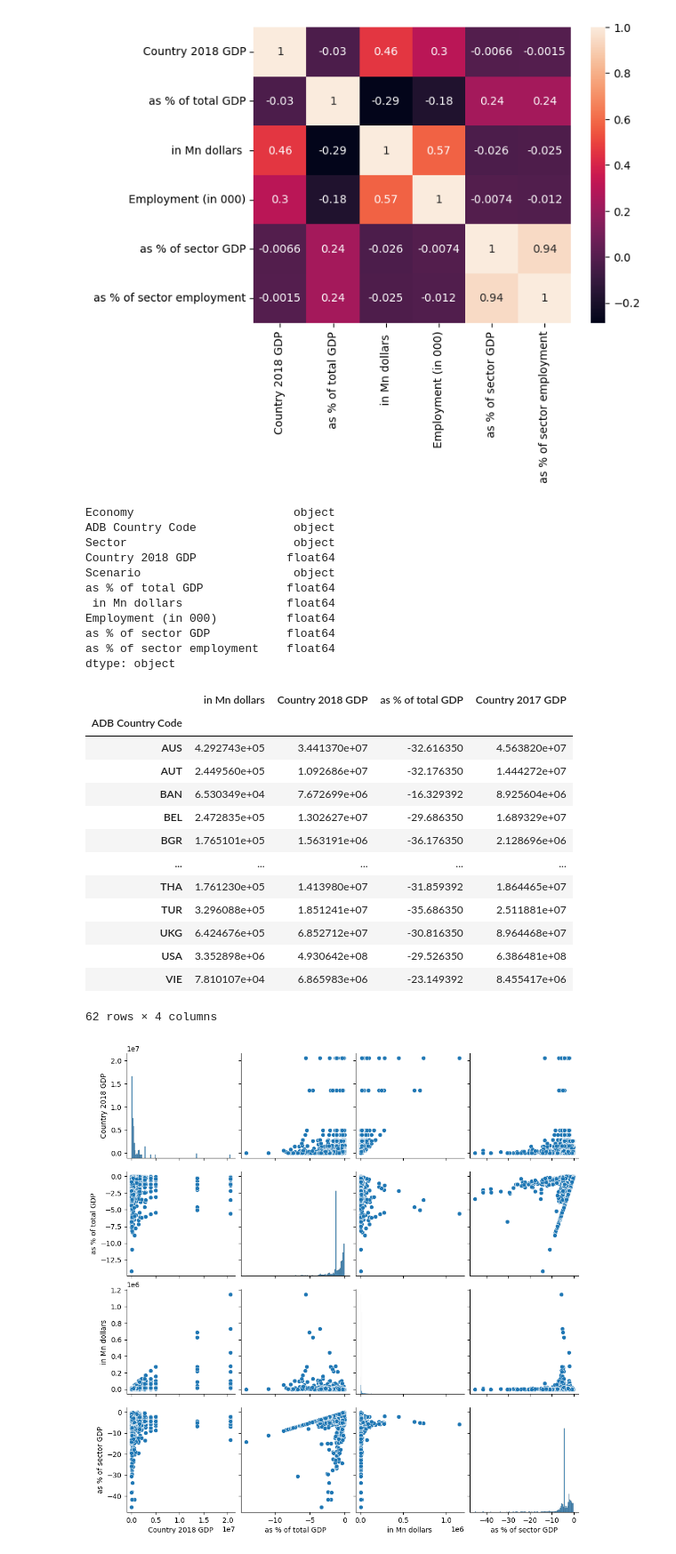
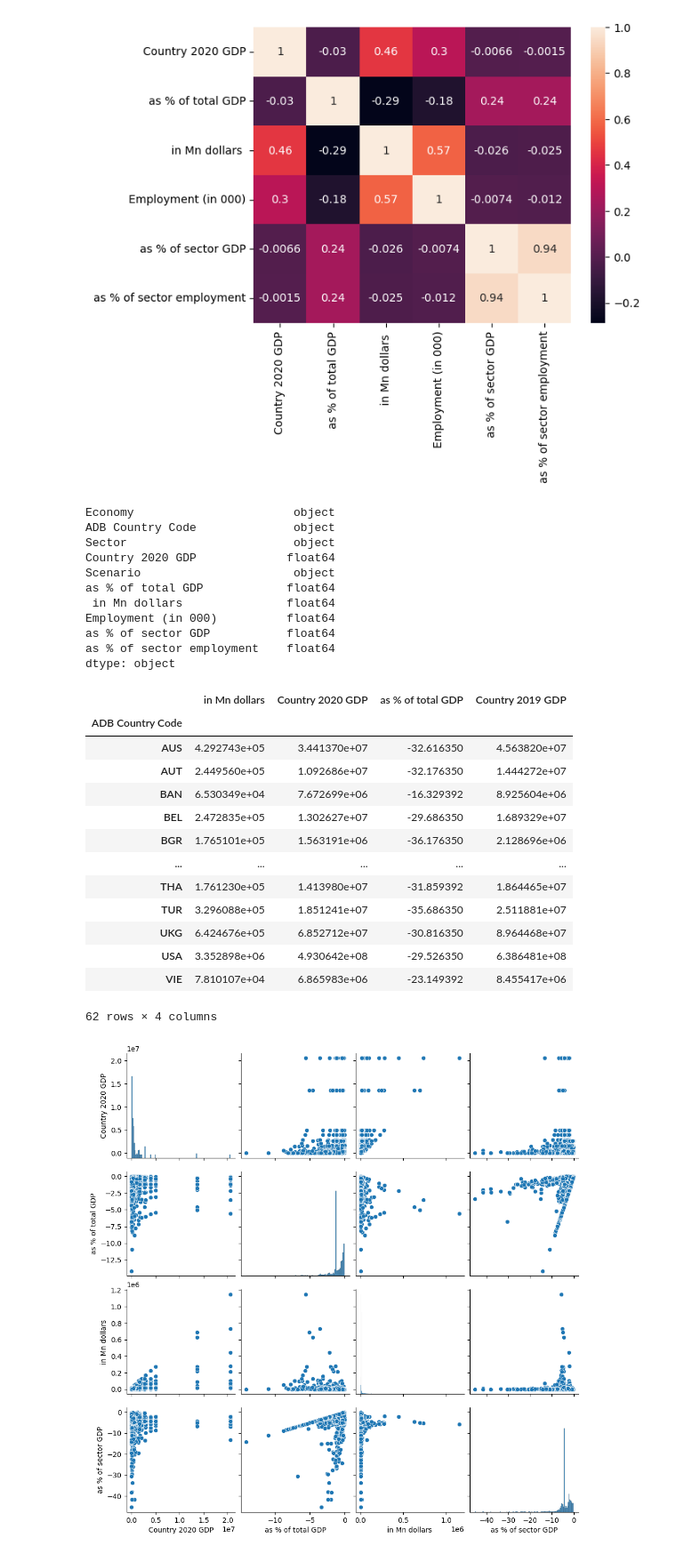
Before and after one commit to vaibhav7766/covid_impact_on_economy_analysis, a Jupyter notebook: main.ipynb, the cells around one changed output. Shown at 89% size. Saved outputs shown, nothing was run; the diff lists cells and outputs as text; code cells hidden in the pictures.

```diff
--- a/main.ipynb
+++ b/main.ipynb
@@ -63,7 +63,7 @@ dtype: int64
 # %%
 imputer = KNNImputer(n_neighbors=10)
 
-columns_to_impute = ["Country 2018 GDP", "as % of total GDP", " in Mn dollars ", "Employment (in 000)", "as % of sector GDP", "as % of sector employment"]
+columns_to_impute = ["Country 2020 GDP", "as % of total GDP", " in Mn dollars ", "Employment (in 000)", "as % of sector GDP", "as % of sector employment"]
 
 for column in columns_to_impute:
     data = df[[column]]
@@ -94,7 +94,7 @@ df.dtypes
 Economy                       object
 ADB Country Code              object
 Sector                        object
-Country 2018 GDP             float64
+Country 2020 GDP             float64
 Scenario                      object
 as % of total GDP            float64
  in Mn dollars               float64
@@ -106,12 +106,12 @@ dtype: object
 new_df=pd.DataFrame()
 # %%
 new_df["in Mn dollars"]=df.groupby("ADB Country Code")[" in Mn dollars "].sum()
-new_df["Country 2018 GDP"]=df.groupby("ADB Country Code")["Country 2018 GDP"].sum()
+new_df["Country 2020 GDP"]=df.groupby("ADB Country Code")["Country 2020 GDP"].sum()
 new_df["as % of total GDP"]=df.groupby("ADB Country Code")["as % of total GDP"].sum()
-new_df["Country 2017 GDP"]=(((new_df["as % of total GDP"]*(-1))*new_df["Country 2018 GDP"])/100)+new_df["Country 2018 GDP"]
+new_df["Country 2019 GDP"]=(((new_df["as % of total GDP"]*(-1))*new_df["Country 2020 GDP"])/100)+new_df["Country 2020 GDP"]
 new_df
 # %% [output]
-|  | in Mn dollars | Country 2018 GDP | as % of total GDP | Country 2017 GDP |
+|  | in Mn dollars | Country 2020 GDP | as % of total GDP | Country 2019 GDP |
 | ADB Country Code |  |  |  |  |
 | AUS | 4.292743e+05 | 3.441370e+07 | -32.616350 | 4.563820e+07 |
 | AUT | 2.449560e+05 | 1.092686e+07 | -32.176350 | 1.444272e+07 |
```
Also changed, not shown: parts of 10 cells of this notebook, 2 other files.
